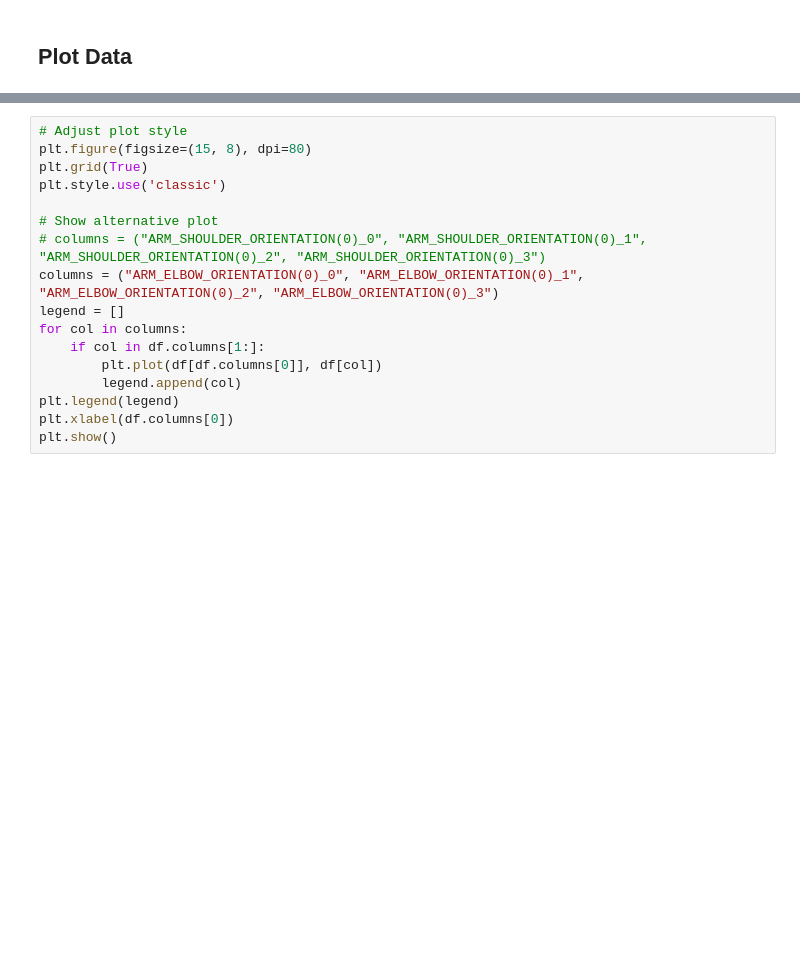
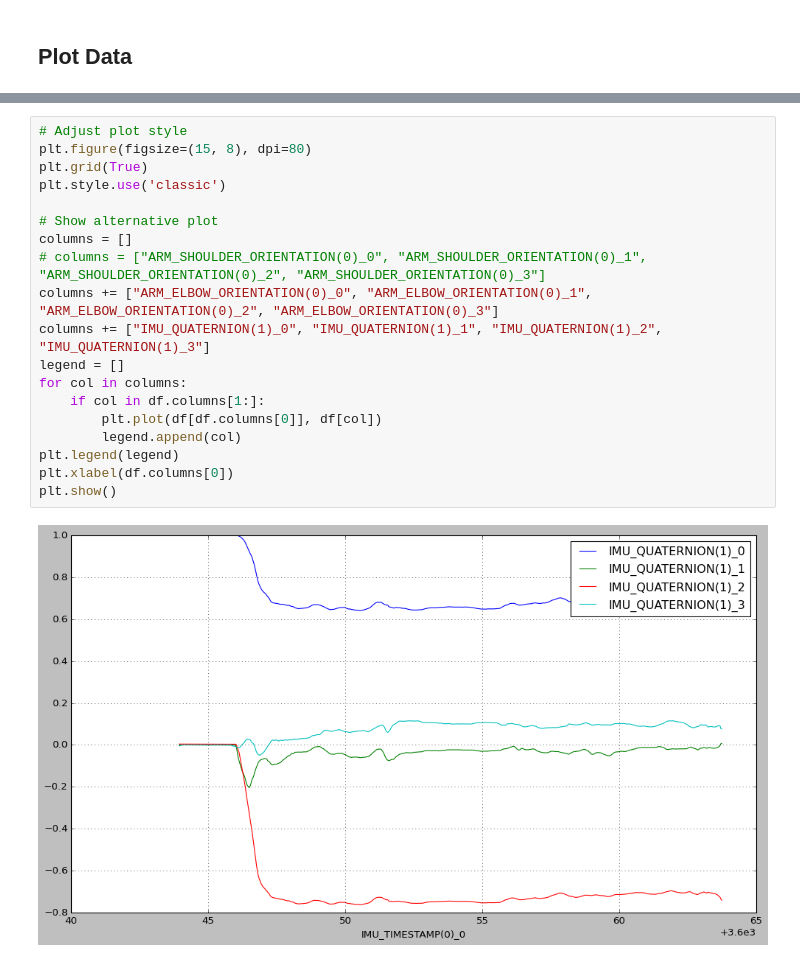
Before and after one commit to gmescudero/humanArmkinematics, a Jupyter notebook: prototypes/tryouts.ipynb, the cells around one changed output, grey strips where cells are left out. Drawn from its saved outputs; the diff is of its cells as text; blank space fills up the shorter version.

```diff
--- a/prototypes/tryouts.ipynb
+++ b/prototypes/tryouts.ipynb
@@ -63,17 +63,21 @@ Open CSV file in "../data/hak_csv_20220605_200611.csv"
 # %%
 # Adjust plot style
 plt.figure(figsize=(15, 8), dpi=80)
 plt.grid(True)
 plt.style.use('classic')
 
 # Show alternative plot
-# columns = ("ARM_SHOULDER_ORIENTATION(0)_0", "ARM_SHOULDER_ORIENTATION(0)_1", "ARM_SHOULDER_ORIENTATION(0)_2", "ARM_SHOULDER_ORIENTATION(0)_3")
-columns = ("ARM_ELBOW_ORIENTATION(0)_0", "ARM_ELBOW_ORIENTATION(0)_1", "ARM_ELBOW_ORIENTATION(0)_2", "ARM_ELBOW_ORIENTATION(0)_3")
+columns = []
+# columns = ["ARM_SHOULDER_ORIENTATION(0)_0", "ARM_SHOULDER_ORIENTATION(0)_1", "ARM_SHOULDER_ORIENTATION(0)_2", "ARM_SHOULDER_ORIENTATION(0)_3"]
+columns += ["ARM_ELBOW_ORIENTATION(0)_0", "ARM_ELBOW_ORIENTATION(0)_1", "ARM_ELBOW_ORIENTATION(0)_2", "ARM_ELBOW_ORIENTATION(0)_3"]
+columns += ["IMU_QUATERNION(1)_0", "IMU_QUATERNION(1)_1", "IMU_QUATERNION(1)_2", "IMU_QUATERNION(1)_3"]
 legend = []
 for col in columns:
     if col in df.columns[1:]:
         plt.plot(df[df.columns[0]], df[col])
         legend.append(col)
 plt.legend(legend)
 plt.xlabel(df.columns[0])
 plt.show()
+# %% [output]
+[figure, added]
```
Also changed, not shown: parts of 1 cell of this notebook, 10 other files.
